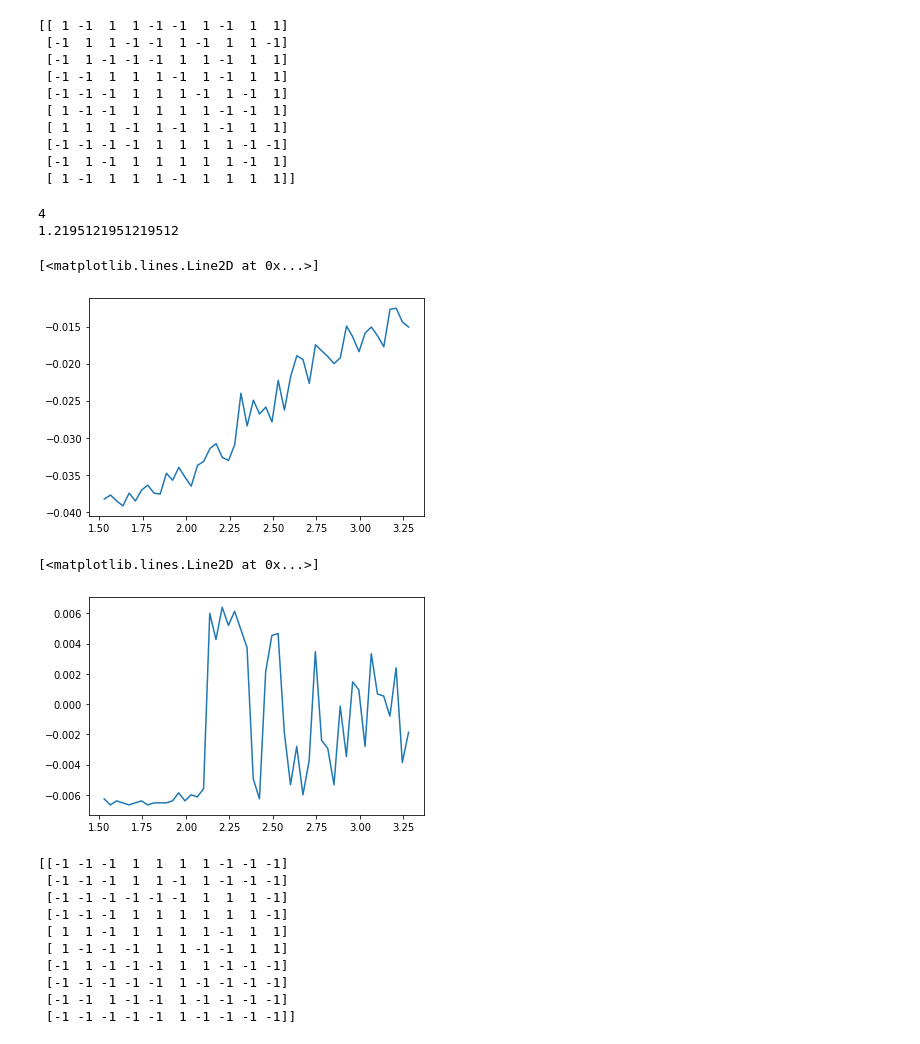
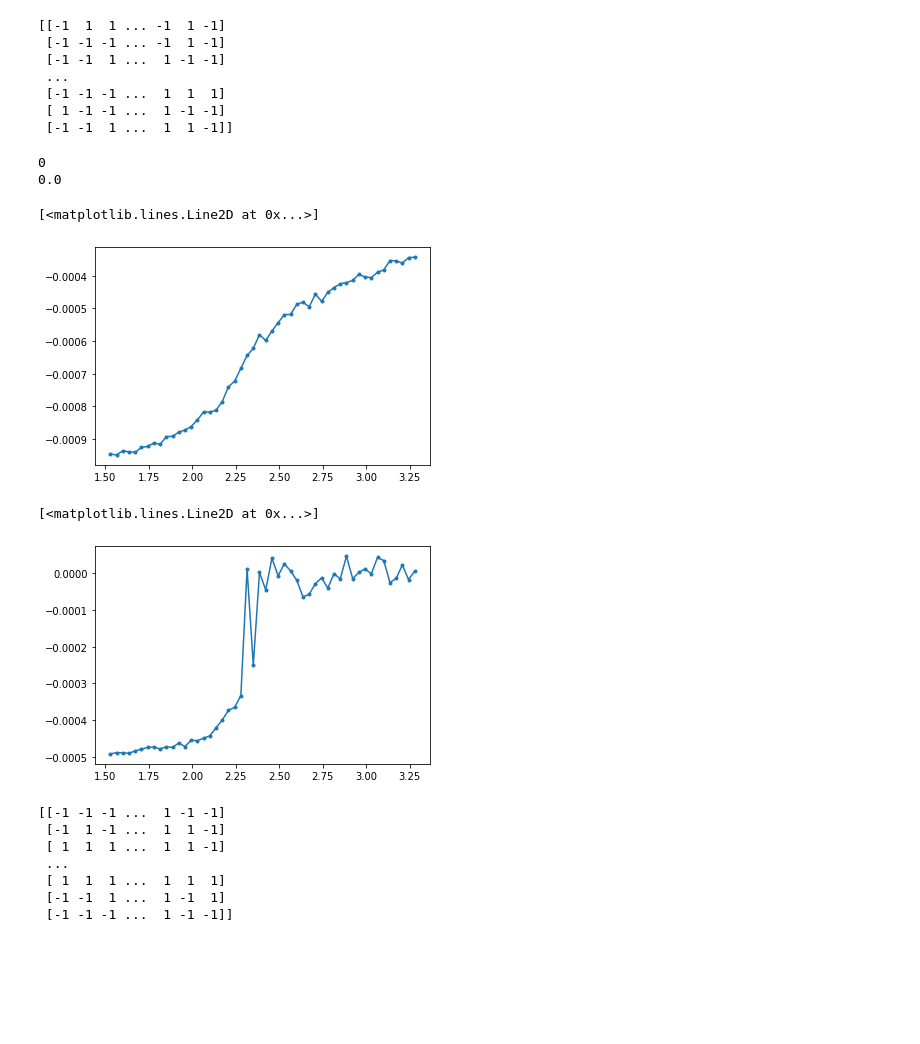
Before and after one commit to DUMUduwaka/Ising-Model, a Jupyter notebook: Ising_Model.ipynb, the cells around one changed output. Saved outputs shown, nothing was run; the diff lists cells and outputs as text; code cells hidden in the pictures; blank space fills up the shorter version.

Commit message:
energy and magnetization

```diff
--- a/Ising_Model.ipynb
+++ b/Ising_Model.ipynb
@@ -4,9 +4,9 @@ from numpy.random import rand
 import matplotlib.pyplot as plt
 # %%
 nt = 50           # number of temperature points
-N=10              # size of lattice, N x N
-eqsteps = 1000    # number of MC sweeps for equilibration
-mcsteps = 150    # number of MC sweeps for calculation
+N=64              # size of lattice, N x N
+eqsteps = 1500    # number of MC sweeps for equilibration
+mcsteps = 2000    # number of MC sweeps for calculation
 
 T = np.linspace(1.53, 3.28, nt)
 Energy, Magnetization, SpecificHeat, Susceptibility = np.zeros(nt), np.zeros(nt), np.zeros(nt), np.zeros(nt)
@@ -15,16 +15,13 @@ n=1/(mcsteps*N*N)
 state = 2*np.random.randint(2,size=(N,N))-1
 print(state)
 # %% [output]
-[[ 1 -1  1  1 -1 -1  1 -1  1  1]
- [-1  1  1 -1 -1  1 -1  1  1 -1]
- [-1  1 -1 -1 -1  1  1 -1  1  1]
- [-1 -1  1  1  1 -1  1 -1  1  1]
- [-1 -1 -1  1  1  1 -1  1 -1  1]
- [ 1 -1 -1  1  1  1  1 -1 -1  1]
- [ 1  1  1 -1  1 -1  1 -1  1  1]
- [-1 -1 -1 -1  1  1  1  1 -1 -1]
- [-1  1 -1  1  1  1  1  1 -1  1]
- [ 1 -1  1  1  1 -1  1  1  1  1]]
+[[-1  1  1 ... -1  1 -1]
+ [-1 -1 -1 ... -1  1 -1]
+ [-1 -1  1 ...  1 -1 -1]
+ ...
+ [-1 -1 -1 ...  1  1  1]
+ [ 1 -1 -1 ...  1 -1 -1]
+ [-1 -1  1 ...  1  1 -1]]
 # %%
 a = np.random.randint(0, N)
 b = np.random.randint(0, N)
@@ -35,8 +32,8 @@ delta_E = 2*sig_i*sig_j
 print(delta_E)
 print(delta_E*Beta)
 # %% [output]
-4
-1.2195121951219512
+0
+0.0
 # %%
 for t in range(nt):
     Beta = 1/T[t]
@@ -78,26 +75,23 @@ for t in range(nt):
     Energy[t] = n*E
     Magnetization[t] = n*M
 # %%
-plt.plot(T,Energy)
+plt.plot(T,Energy,'.-')
 # %% [output]
 [<matplotlib.lines.Line2D at 0x...>]
-[figure, old version]
+[figure, new version]
 # %%
-plt.plot(T,Magnetization)
+plt.plot(T,Magnetization,'.-')
 # %% [output]
 [<matplotlib.lines.Line2D at 0x...>]
-[figure, old version]
+[figure, new version]
 # %%
 np.exp(-delta_E*Beta)
 print(state)
 # %% [output]
-[[-1 -1 -1  1  1  1  1 -1 -1 -1]
- [-1 -1 -1  1  1 -1  1 -1 -1 -1]
- [-1 -1 -1 -1 -1 -1  1  1  1 -1]
- [-1 -1 -1  1  1  1  1  1  1 -1]
- [ 1  1 -1  1  1  1  1 -1  1  1]
- [ 1 -1 -1 -1  1  1 -1 -1  1  1]
- [-1  1 -1 -1 -1  1  1 -1 -1 -1]
- [-1 -1 -1 -1 -1  1 -1 -1 -1 -1]
- [-1 -1  1 -1 -1  1 -1 -1 -1 -1]
- [-1 -1 -1 -1 -1  1 -1 -1 -1 -1]]
+[[-1 -1 -1 ...  1 -1 -1]
+ [-1  1 -1 ...  1  1 -1]
+ [ 1  1  1 ...  1  1 -1]
+ ...
+ [ 1  1  1 ...  1  1  1]
+ [-1 -1  1 ...  1 -1  1]
+ [-1 -1 -1 ...  1 -1 -1]]
```
